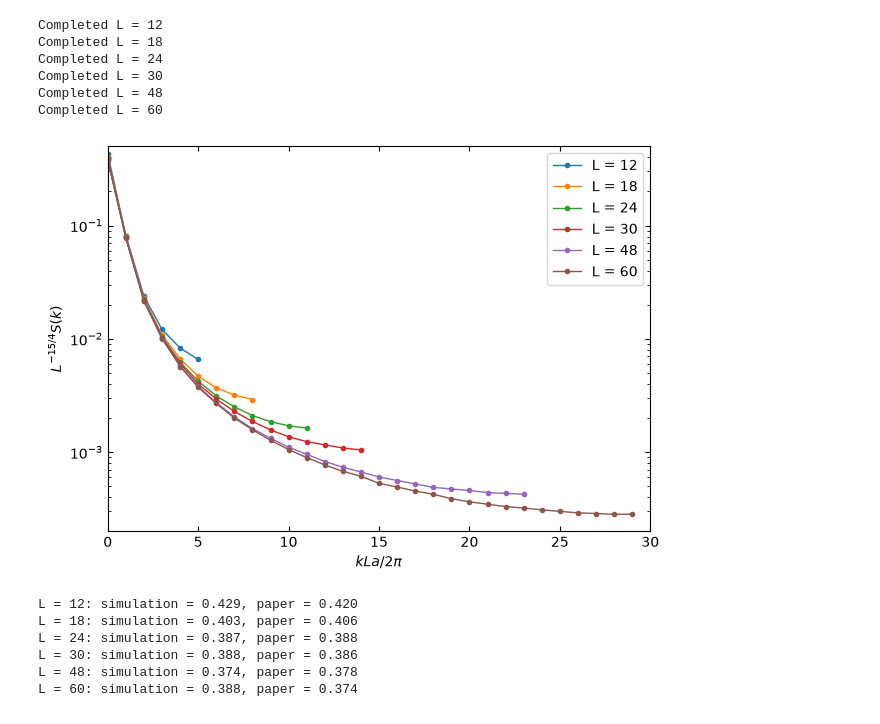
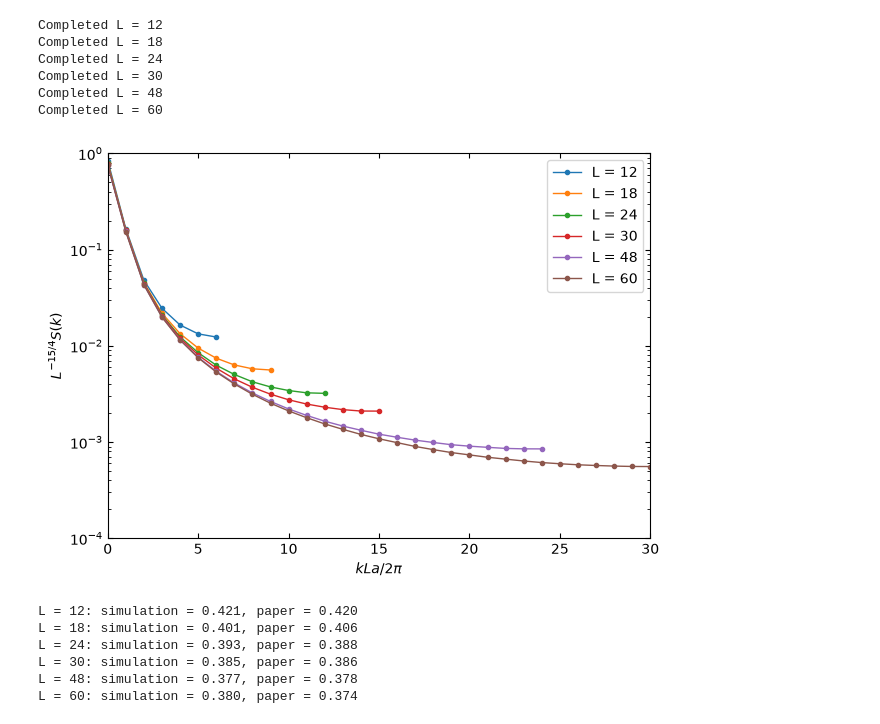
Before and after one commit to aditya-jyrj/ising-rl, a Jupyter notebook: ising/structure_factor.ipynb, the cells around one changed output. Drawn from its saved outputs; the diff is of its cells as text; code cells hidden in the pictures.

```diff
--- a/ising/structure_factor.ipynb
+++ b/ising/structure_factor.ipynb
@@ -77,7 +80,7 @@ def structure_factor(lattice):
 ratio = 1 # paper starts from an ordered lattice
 H = 0.0 # H = mu_s * B / J
 BJ = 0.4407 # critical temperature
-num_sweeps = 500000  # each lattice was assigned different num_sweeps in original paper but highest was 5e6
+num_sweeps = 5000000  # each lattice was assigned different num_sweeps in original paper but highest was 5e6
 
 Ls = [12, 18, 24, 30, 48, 60]
 burn_in_fraction = 0.1
@@ -133,36 +136,31 @@ for frames in all_frames:
 # %%
 plt.figure(figsize=(7, 5))
 
 for L, mean_S_axis in zip(Ls, mean_S_axes):
 
-    k = 2 * np.pi * np.fft.fftshift(np.fft.fftfreq(L))
+    centre = L // 2
 
-    x = k * L / (2 * np.pi)
-    y = mean_S_axis * L**(-15/4)
+    # k = 0, 1, ..., L/2 - 1
+    S_positive = mean_S_axis[centre:]
 
-    # paper only needs positive k
-    mask = k >= 0
+    # fftshift stores the Nyquist mode k = -pi at index 0
+    # S(-pi) = S(pi), so append it as the final positive point
+    S_positive = np.append(S_positive, mean_S_axis[0])
 
-    plt.semilogy(
-        x[mask],
-        y[mask],
-        'o-',
-        markersize=3,
-        linewidth=1,
-        label=f"L = {L}"
-    )
+    x = np.arange(0, L // 2 + 1)
+    y = S_positive * L**(-15/4) * 2 # MULTIPLYING ALL RESULTS BY 2
+
+    plt.semilogy(x, y, 'o-', markersize=3, linewidth=1, label=f"L = {L}")
 
 plt.xlabel(r"$kLa/2\pi$")
 plt.ylabel(r"$L^{-15/4}S(k)$")
 plt.xlim(0, 30)
-plt.ylim(2e-4, 5e-1)
-plt.margins(x=0, y=0)
+plt.ylim(1e-4, 1)
 plt.tick_params(which='both', direction='in', top=True, right=True)
-plt.margins(x=0, y=0)
 plt.legend()
 plt.show()
 # %% [output]
-[figure, old version]
+[figure, new version]
 # %%
 paper_S0 = {
     12: 0.420,
@@ -184,9 +182,9 @@ for L, mean_S_axis in zip(Ls, mean_S_axes):
         f"paper = {paper_S0[L]:.3f}"
     )
 # %% [output]
-L = 12: simulation = 0.429, paper = 0.420
-L = 18: simulation = 0.403, paper = 0.406
-L = 24: simulation = 0.387, paper = 0.388
-L = 30: simulation = 0.388, paper = 0.386
-L = 48: simulation = 0.374, paper = 0.378
-L = 60: simulation = 0.388, paper = 0.374
+L = 12: simulation = 0.421, paper = 0.420
+L = 18: simulation = 0.401, paper = 0.406
+L = 24: simulation = 0.393, paper = 0.388
+L = 30: simulation = 0.385, paper = 0.386
+L = 48: simulation = 0.377, paper = 0.378
+L = 60: simulation = 0.380, paper = 0.374
```
Also changed, not shown: parts of 2 cells of this notebook, 6 other files.
